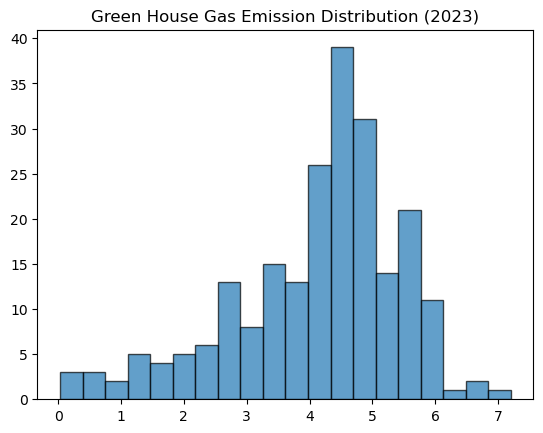
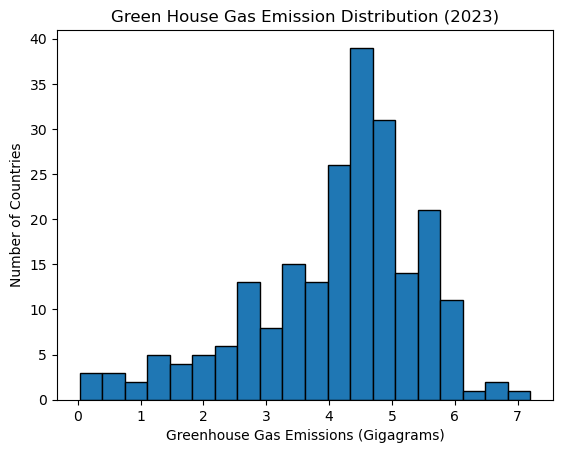
The change to this notebook cell's code, shown as a diff; its figure went from the first image to the second:
--- before
+++ after
@@ -1,4 +1,6 @@
-plt.hist(np.log10(GHG['Y_2023']),bins=20,alpha=0.7,edgecolor='black')#generate histogram
+plt.hist(np.log10(GHG['Y_2023']),bins=20,edgecolor='black')#generate histogram
 plt.title('Green House Gas Emission Distribution (2023)')#set title
+plt.xlabel('Greenhouse Gas Emissions (Gigagrams)')
+plt.ylabel('Number of Countries')
 #if you want to save just this figure uncomment this line:
 #plt.savefig('emmisions_histogram.png');

Commit: Committing revisions to CMSE402 Honors Project